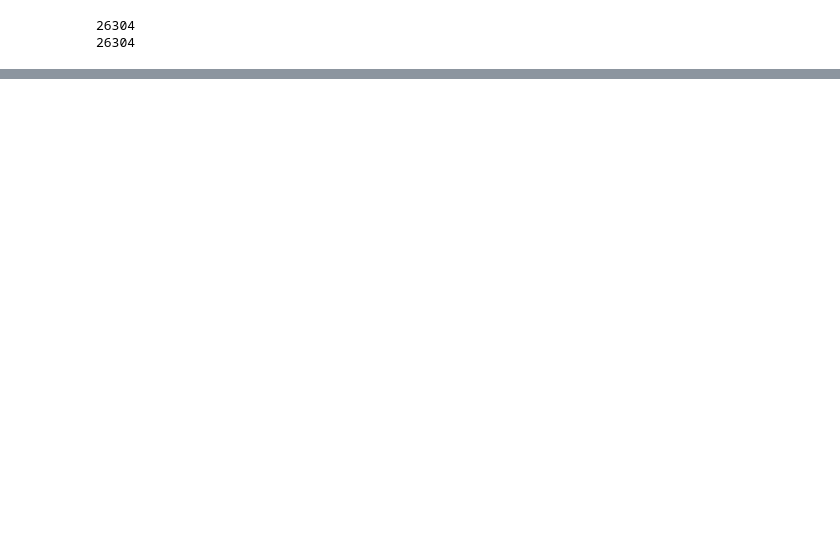
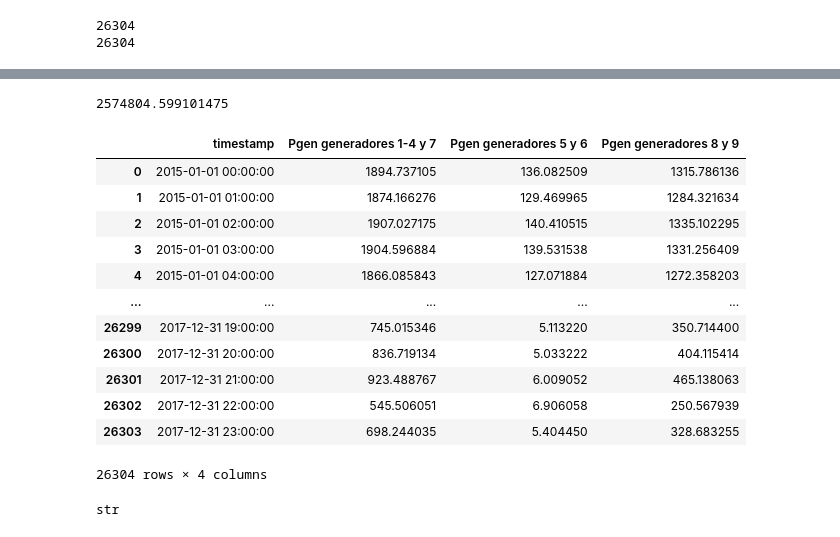
Before and after one commit to nandradem/project, a Jupyter notebook: Procesamiento de datos.ipynb, the cells around one changed output, grey strips where cells are left out. Cells and saved outputs as stored; diff of their text form; code cells hidden in the pictures; blank space fills up the shorter version.

```diff
--- a/Procesamiento de datos.ipynb
+++ b/Procesamiento de datos.ipynb
@@ -192 +159,38 @@ df_vx
 26304 rows × 3 columns
+# %%
+headers2 = ["timestamp","Pgen generadores 1-4 y 7","Pgen generadores 5 y 6","Pgen generadores 8 y 9"]
+df_Pg=pd.DataFrame(columns=headers2,index=range(dfwind.shape[0]))
+df_Pg["timestamp"]=dfwind["timestamp"]
+df_Pg["Pgen generadores 1-4 y 7"]=interpolador_potencia(dfwind["wind_speed_ms-1"])
+df_Pg["Pgen generadores 5 y 6"]=interpolador_potencia(df_vx["generadores 5 y 6"])
+df_Pg["Pgen generadores 8 y 9"]=interpolador_potencia(df_vx["generadores 8 y 9"])
+potencia_total = df_Pg["Pgen generadores 1-4 y 7"].sum()*5+df_Pg["Pgen generadores 5 y 6"].sum()*2+df_Pg["Pgen generadores 8 y 9"].sum()*2
+perdidas2porciento = potencia_total*0.02
+print(perdidas2porciento)
+df_Pg
+#que se interpretan de estos datos???
+# %% [output]
+2574804.599101475
+|  | timestamp | Pgen generadores 1-4 y 7 | Pgen generadores 5 y 6 | Pgen generadores 8 y 9 |
+| 0 | 2015-01-01 00:00:00 | 1894.737105 | 136.082509 | 1315.786136 |
+| 1 | 2015-01-01 01:00:00 | 1874.166276 | 129.469965 | 1284.321634 |
+| 2 | 2015-01-01 02:00:00 | 1907.027175 | 140.410515 | 1335.102295 |
+| 3 | 2015-01-01 03:00:00 | 1904.596884 | 139.531538 | 1331.256409 |
+| 4 | 2015-01-01 04:00:00 | 1866.085843 | 127.071884 | 1272.358203 |
+| ... | ... | ... | ... | ... |
+| 26299 | 2017-12-31 19:00:00 | 745.015346 | 5.113220 | 350.714400 |
+| 26300 | 2017-12-31 20:00:00 | 836.719134 | 5.033222 | 404.115414 |
+| 26301 | 2017-12-31 21:00:00 | 923.488767 | 6.009052 | 465.138063 |
+| 26302 | 2017-12-31 22:00:00 | 545.506051 | 6.906058 | 250.567939 |
+| 26303 | 2017-12-31 23:00:00 | 698.244035 | 5.404450 | 328.683255 |
+26304 rows × 4 columns
+# %%
+def energia_electrica(potencia,tiempo):
+    energia_electrica = potencia * (tiempo/60)
+    return energia_electrica
+headers3 = ["timestamp","energia generadores 1-4 y 7","energia generadores 5 y 6","energia generadores 8 y 9"]
+df_energia = pd.DataFrame(columns=headers3,index=range(dfwind.shape[0]))
+df_energia["timestamp"]=dfwind["timestamp"]
+type(df_energia["timestamp"][0])
+# %% [output]
+str
```
Also changed, not shown: parts of 8 cells of this notebook, 2 other files.
